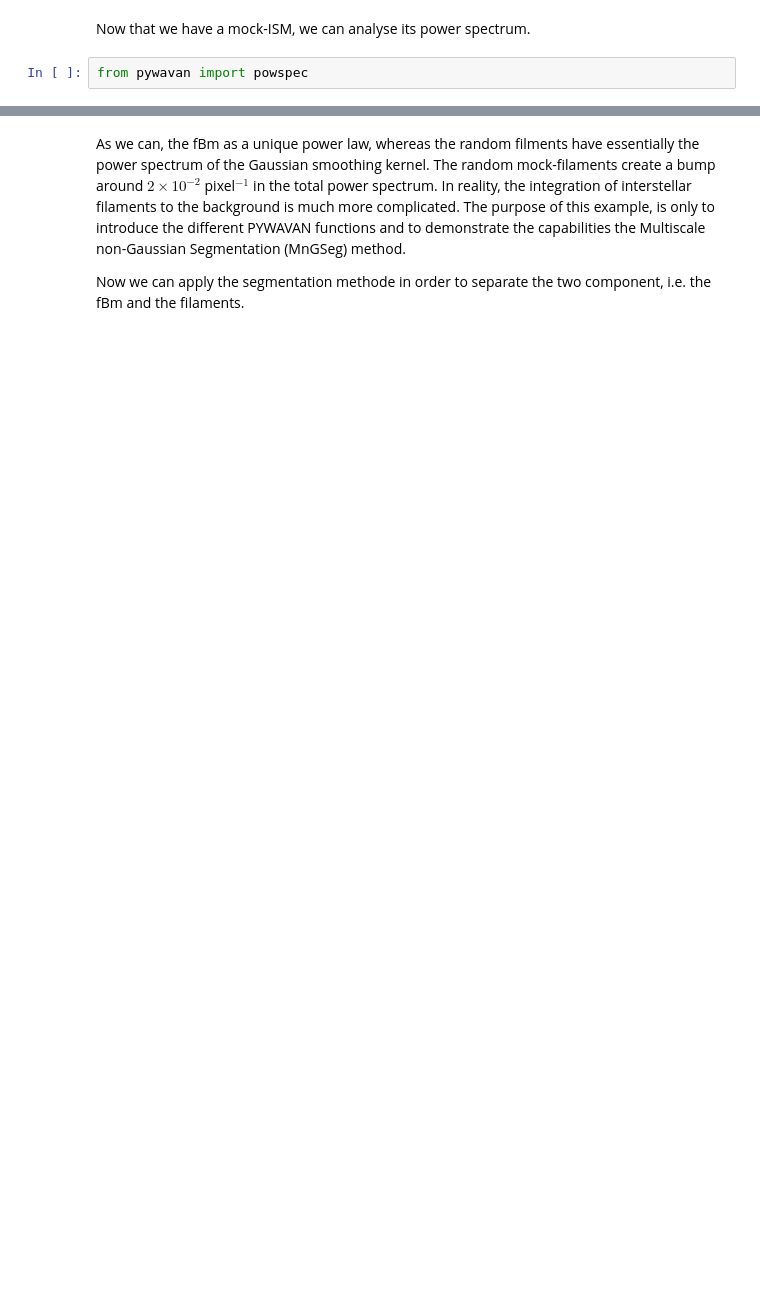
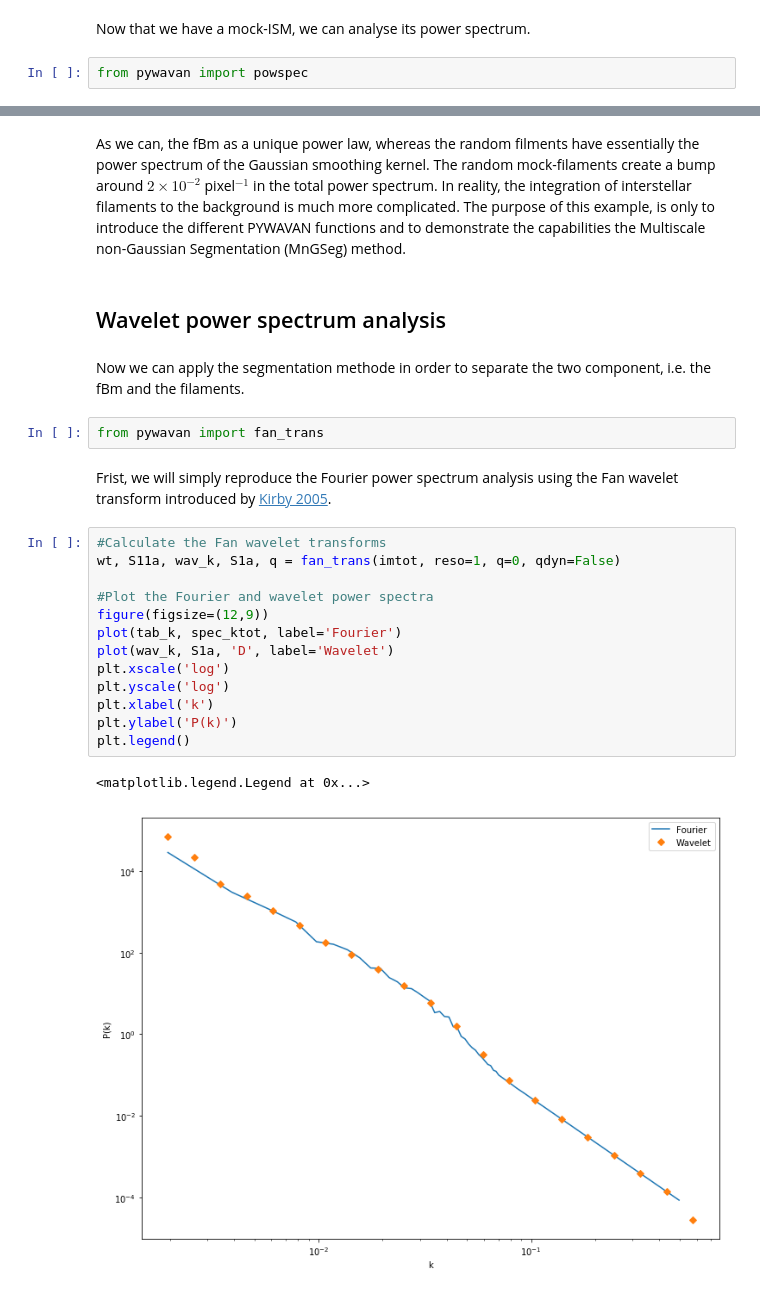
Before and after one commit to jfrob27/pywavan, a Jupyter notebook: tutorial/tuto_pywavan.ipynb, the cells around one changed output, grey strips where cells are left out. Saved outputs shown, nothing was run; the diff lists cells and outputs as text; blank space fills up the shorter version.

```diff
--- a/tutorial/tuto_pywavan.ipynb
+++ b/tutorial/tuto_pywavan.ipynb
@@ -117,4 +119,26 @@ plt.legend()
 # %% [markdown]
 As we can, the fBm as a unique power law, whereas the random filments have essentially the power spectrum of the Gaussian smoothing kernel. The random mock-filaments create a bump around $2 \times 10^{-2}$ pixel$^{-1}$ in the total power spectrum. In reality, the integration of interstellar filaments to the background is much more complicated. The purpose of this example, is only to introduce the different PYWAVAN functions and to demonstrate the capabilities the Multiscale non-Gaussian Segmentation (MnGSeg) method.
-
-Now we can apply the segmentation methode in order to separate the two component, i.e. the fBm and the filaments.
+# %% [markdown]
+## Wavelet power spectrum analysis
+# %% [markdown]
+Now we can apply the segmentation methode in order to separate the two component, i.e. the fBm and the filaments.
+# %%
+from pywavan import fan_trans
+# %% [markdown]
+Frist, we will simply reproduce the Fourier power spectrum analysis using the Fan wavelet transform introduced by [Kirby 2005](http://adsabs.harvard.edu/abs/2005CG.....31..846K).
+# %%
+#Calculate the Fan wavelet transforms
+wt, S11a, wav_k, S1a, q = fan_trans(imtot, reso=1, q=0, qdyn=False)
+
+#Plot the Fourier and wavelet power spectra
+figure(figsize=(12,9))
+plot(tab_k, spec_ktot, label='Fourier')
+plot(wav_k, S1a, 'D', label='Wavelet')
+plt.xscale('log')
+plt.yscale('log')
+plt.xlabel('k')
+plt.ylabel('P(k)')
+plt.legend()
+# %% [output]
+<matplotlib.legend.Legend at 0x...>
+[figure, added]
```
Also changed, not shown: parts of 14 cells of this notebook, 1 other file.
